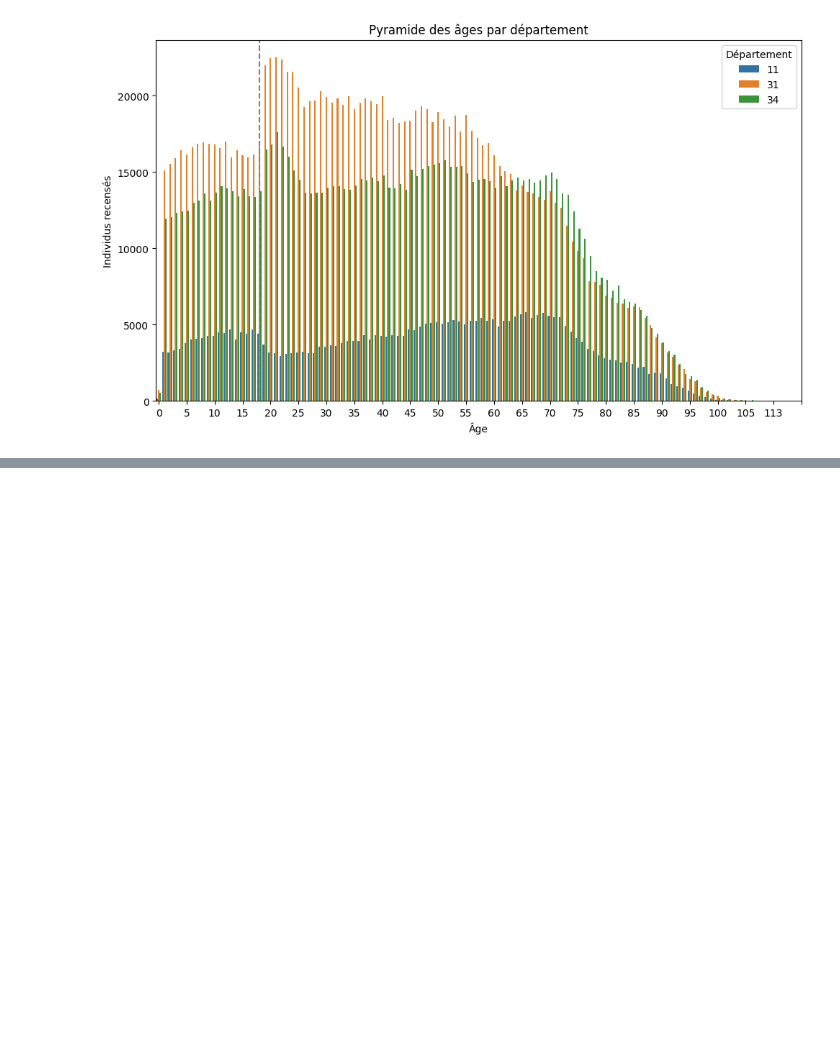
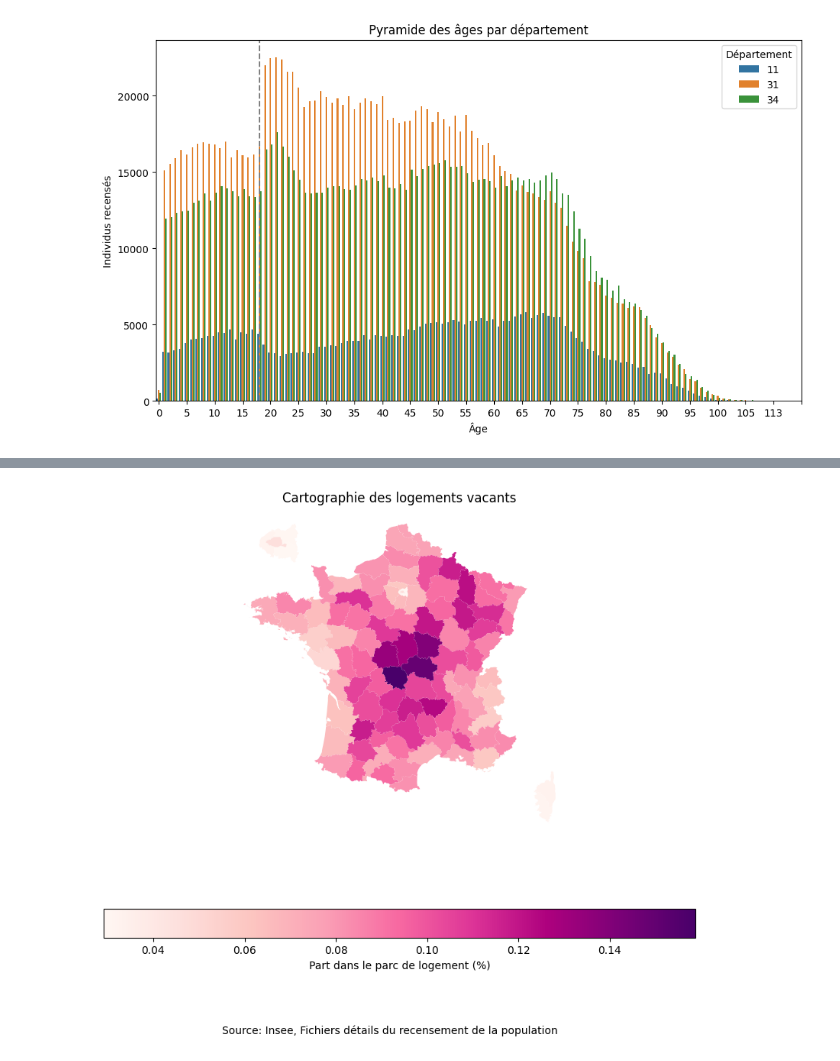
Before and after one commit to linogaliana/parquet-recensement-tutomate-slides, a Jupyter notebook: Exemples.ipynb, the cells around one changed output, grey strips where cells are left out. Saved outputs shown, nothing was run; the diff lists cells and outputs as text; code cells hidden in the pictures; blank space fills up the shorter version.

```diff
--- a/Exemples.ipynb
+++ b/Exemples.ipynb
@@ -128,0 +233,21 @@ plt.show()
+# %%
+# Création de la carte des logements vacants (CATL == "4")
+fig, ax = plt.subplots(1, 1, figsize=(10, 8))
+
+# Légende et choix de la palette
+parc_locatif_sf[parc_locatif_sf['CATL'] == '4'].plot(column='p',
+                                                     ax=ax,
+                                                     legend=True,
+                                                     cmap='RdPu',  # Utilise la même palette 'RdPu'
+                                                     legend_kwds={'label': "Part dans le parc de logement (%)",
+                                                                  'orientation': "horizontal"})
+
+# Ajout du titre et de la source
+plt.title("Cartographie des logements vacants")
+plt.figtext(0.5, 0.02, "Source: Insee, Fichiers détails du recensement de la population", ha="center")
+plt.axis('off')  # Retirer les axes pour une meilleure visualisation
+
+# Affichage de la carte des logements vacants
+plt.show()
+# %% [output]
+[figure, added]
```
Also changed, not shown: parts of 18 cells of this notebook, 2 other files.
